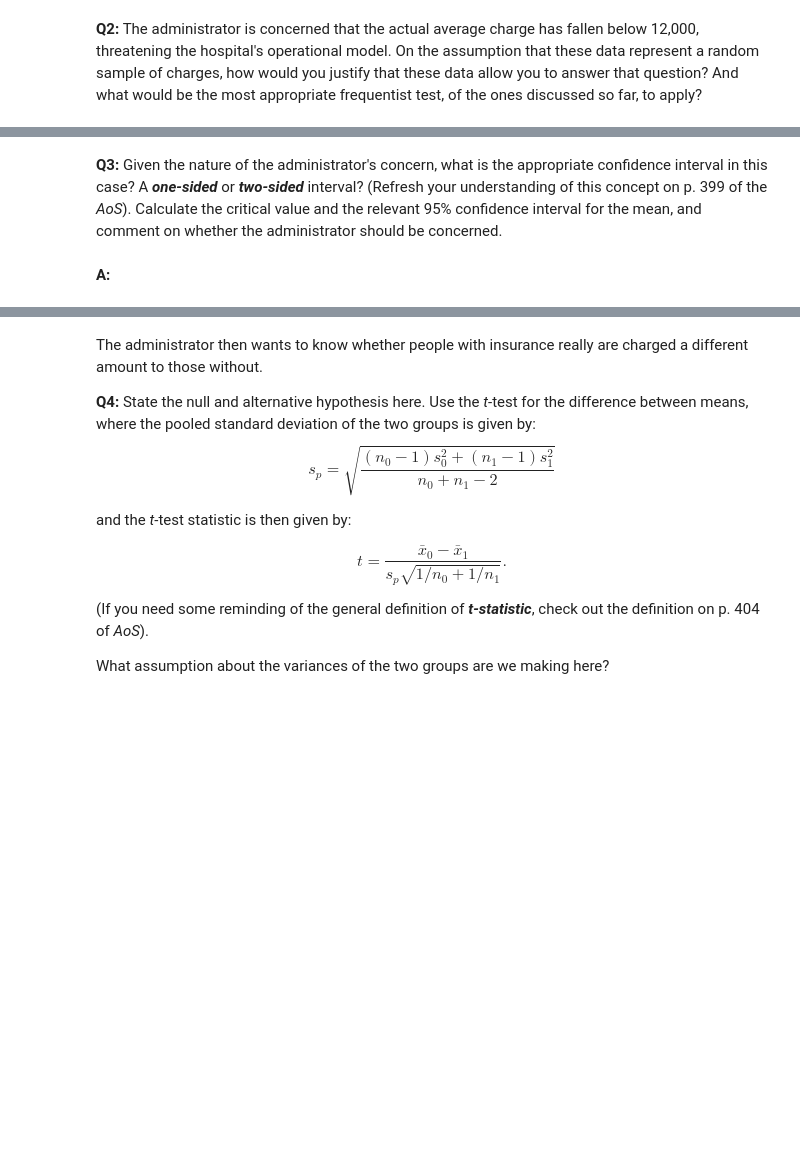
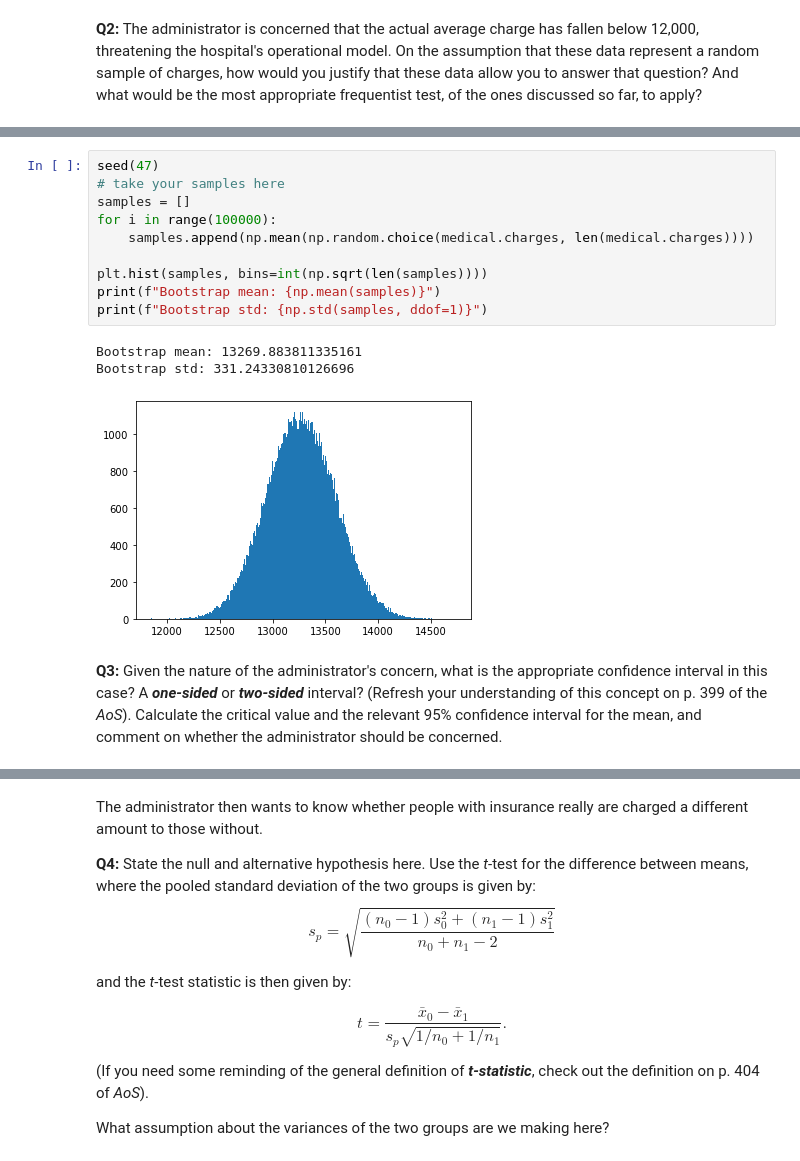
Before and after one commit to trentleslie/Springboard, a Jupyter notebook: 11.1 Case Study - Frequentist Inference/Frequentist Case Study/Frequentist Inference Case Study - Part B (2).ipynb, the cells around one changed output, grey strips where cells are left out. Drawn from its saved outputs; the diff is of its cells as text; blank space fills up the shorter version.

```diff
--- a/11.1 Case Study - Frequentist Inference/Frequentist Case Study/Frequentist Inference Case Study - Part B (2).ipynb
+++ b/11.1 Case Study - Frequentist Inference/Frequentist Case Study/Frequentist Inference Case Study - Part B (2).ipynb
@@ -58,4 +68,16 @@ __A:__
+# %%
+seed(47)
+# take your samples here
+samples = []
+for i in range(100000):
+    samples.append(np.mean(np.random.choice(medical.charges, len(medical.charges))))
+
+plt.hist(samples, bins=int(np.sqrt(len(samples))))
+print(f"Bootstrap mean: {np.mean(samples)}")
+print(f"Bootstrap std: {np.std(samples, ddof=1)}")
+# %% [output]
+Bootstrap mean: 13269.883811335161
+Bootstrap std: 331.24330810126696
+[figure, added]
 # %% [markdown]
 __Q3:__ Given the nature of the administrator's concern, what is the appropriate confidence interval in this case? A ***one-sided*** or ***two-sided*** interval? (Refresh your understanding of this concept on p. 399 of the *AoS*). Calculate the critical value and the relevant 95% confidence interval for the mean, and comment on whether the administrator should be concerned.
-# %% [markdown]
-__A:__
```
Also changed, not shown: parts of 13 cells of this notebook, 1 other file.
